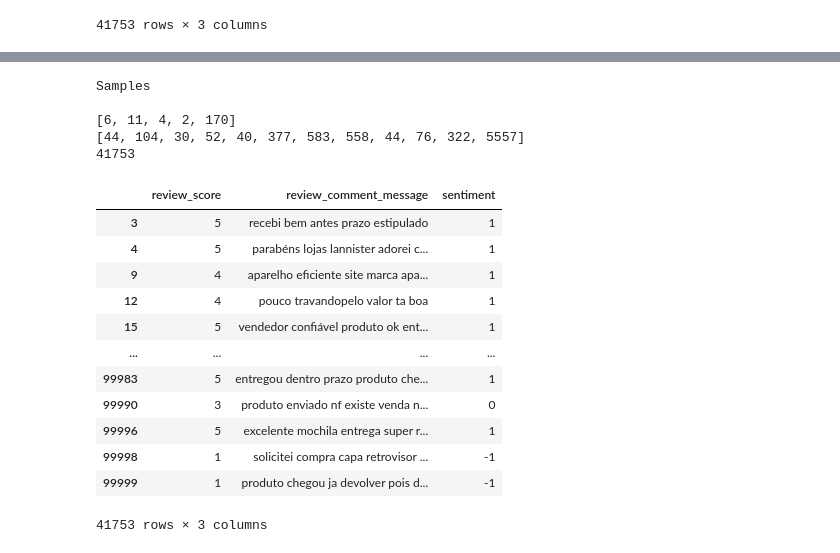
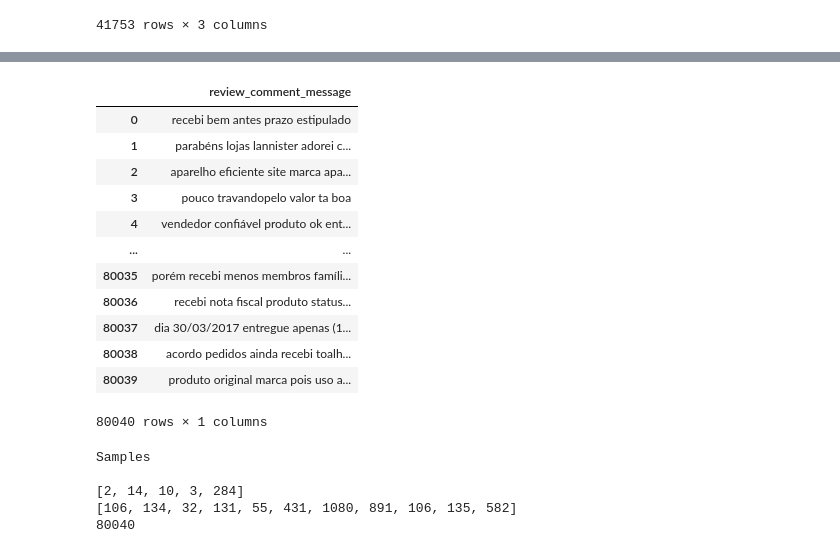
Before and after one commit to strateg17/SMART_DS_Academy_Prod1, a Jupyter notebook: Task_4/Task_4_Analysis_of reviews.ipynb, the cells around one changed output, grey strips where cells are left out. Cells and saved outputs as stored; diff of their text form; code cells hidden in the pictures.

```diff
--- a/Task_4/Task_4_Analysis_of reviews.ipynb
+++ b/Task_4/Task_4_Analysis_of reviews.ipynb
@@ -161,0 +144,3 @@ import keras
+# %%
+X = coment_not_nan.drop('sentiment',axis=1)
+y = coment_not_nan.sentiment
@@ -352,10 +241,26 @@ And these words accounts for 3.79% of whole texts
+# %%
+X_over_1
+# %% [output]
+|  | review_comment_message |
+| 0 | recebi bem antes prazo estipulado |
+| 1 | parabéns lojas lannister adorei c... |
+| 2 | aparelho eficiente site marca apa... |
+| 3 | pouco travandopelo valor ta boa |
+| 4 | vendedor confiável produto ok ent... |
+| ... | ... |
+| 80035 | porém recebi menos membros famíli... |
+| 80036 | recebi nota fiscal produto status... |
+| 80037 | dia 30/03/2017 entregue apenas (1... |
+| 80038 | acordo pedidos ainda recebi toalh... |
+| 80039 | produto original marca pois uso a... |
+80040 rows × 1 columns
 # %%
-word_size=(19419-11540)
+word_size=(19254-11399)
 vocab_size = word_size+1
 tokenizer = Tokenizer(num_words=word_size)
 
-tokenizer.fit_on_texts(coment_not_nan.review_comment_message)
-tokenized = tokenizer.texts_to_sequences(coment_not_nan.review_comment_message)
+tokenizer.fit_on_texts(X_over_1.review_comment_message)
+tokenized = tokenizer.texts_to_sequences(X_over_1.review_comment_message)
 
 print("\nSamples\n")
 print(tokenized[0])
@@ -364,22 +269,6 @@ print(len(tokenized))
 # %% [output]
 Samples
 
-[6, 11, 4, 2, 170]
-[44, 104, 30, 52, 40, 377, 583, 558, 44, 76, 322, 5557]
-41753
+[2, 14, 10, 3, 284]
+[106, 134, 32, 131, 55, 431, 1080, 891, 106, 135, 582]
+80040
-# %%
-coment_not_nan
-# %% [output]
-|  | review_score | review_comment_message | sentiment |
-| 3 | 5 | recebi bem antes prazo estipulado | 1 |
-| 4 | 5 | parabéns lojas lannister adorei c... | 1 |
-| 9 | 4 | aparelho eficiente site marca apa... | 1 |
-| 12 | 4 | pouco travandopelo valor ta boa | 1 |
-| 15 | 5 | vendedor confiável produto ok ent... | 1 |
-| ... | ... | ... | ... |
-| 99983 | 5 | entregou dentro prazo produto che... | 1 |
-| 99990 | 3 | produto enviado nf existe venda n... | 0 |
-| 99996 | 5 | excelente mochila entrega super r... | 1 |
-| 99998 | 1 | solicitei compra capa retrovisor ... | -1 |
-| 99999 | 1 | produto chegou ja devolver pois d... | -1 |
-41753 rows × 3 columns
```
Also changed, not shown: parts of 58 cells of this notebook.
